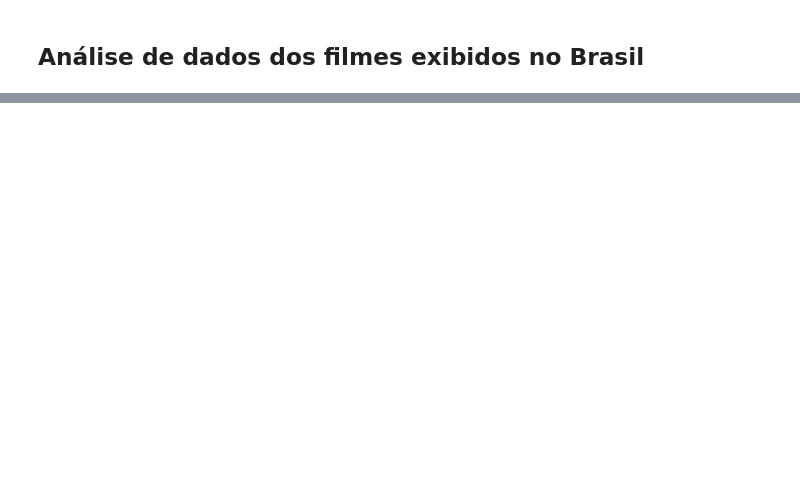
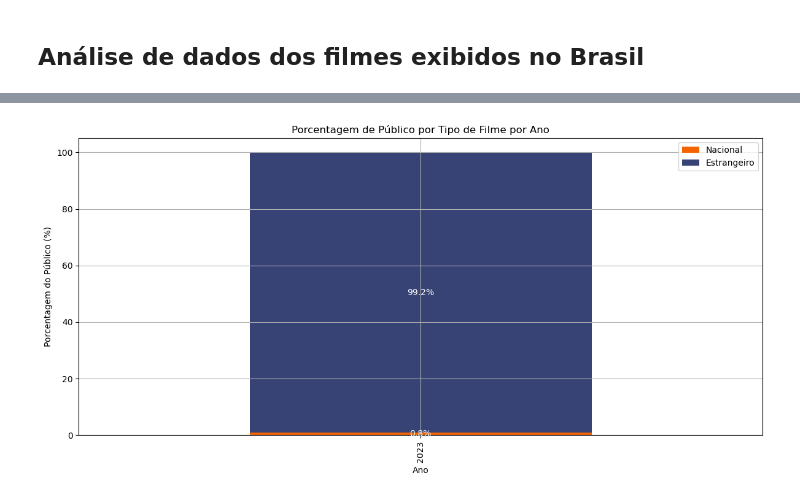
Before and after one commit to bentofh/ancine, a Jupyter notebook: 2_analise_ancine_sample.ipynb, the cells around one changed output, grey strips where cells are left out. Saved outputs shown, nothing was run; the diff lists cells and outputs as text; code cells hidden in the pictures; blank space fills up the shorter version.

```diff
--- a/2_analise_ancine_sample.ipynb
+++ b/2_analise_ancine_sample.ipynb
@@ -195,0 +238,52 @@ plt.show()
+# %%
+# Converter DT_EXIBICAO para datetime e extrair o ano
+df['DT_EXIBICAO'] = pd.to_datetime(df['DT_EXIBICAO'])
+df['ANO'] = df['DT_EXIBICAO'].dt.year
+
+# Classificar filmes como Nacional ou Estrangeiro
+df['TIPO_FILME'] = df['PAIS'].str.upper().apply(lambda x: 'Nacional' if 'BRASIL' in x else 'Estrangeiro')
+
+# Agrupar por ano e tipo de filme, somando o público
+publico_por_ano = df.groupby(['ANO', 'TIPO_FILME'])['PUBLICO'].sum().reset_index()
+
+# Pivotear os dados para obter a soma do público por tipo de filme em cada ano
+pivot_publico = publico_por_ano.pivot(index='ANO', columns='TIPO_FILME', values='PUBLICO').fillna(0)
+
+# Calcular o total do público por ano
+pivot_publico['Total'] = pivot_publico.sum(axis=1)
+
+# Calcular a porcentagem para cada tipo de filme por ano
+pivot_publico['Nacional_%'] = (pivot_publico['Nacional'] / pivot_publico['Total']) * 100
+pivot_publico['Estrangeiro_%'] = (pivot_publico['Estrangeiro'] / pivot_publico['Total']) * 100
+
+# Cores para os tipos de filmes nas barras
+cores_barras = {'Nacional_%': paleta['laranja2'], 'Estrangeiro_%': paleta['navy']}
+
+# Cor das anotações
+cor_anotacao = 'white'
+
+# Plotar o gráfico de barras empilhadas
+ax = pivot_publico[['Nacional_%', 'Estrangeiro_%']].plot(kind='bar', stacked=True, figsize=(12, 6), color=[cores_barras['Nacional_%'], cores_barras['Estrangeiro_%']])
+
+plt.title('Porcentagem de Público por Tipo de Filme por Ano')
+plt.xlabel('Ano')
+plt.ylabel('Porcentagem do Público (%)')
+
+# Adicionando anotações de porcentagem
+for p in ax.patches:
+    width, height = p.get_width(), p.get_height()
+    x, y = p.get_xy()
+    if height > 0: # Verifica se a barra tem altura para evitar etiquetas em barras vazias
+        ax.text(x+width/2,
+                y+height/2,
+                '{:.1f}%'.format(height),
+                ha='center',
+                va='center',
+                color=cor_anotacao)
+
+plt.legend(['Nacional', 'Estrangeiro'])
+plt.grid(True)
+plt.tight_layout()
+plt.show()
+# %% [output]
+[figure, added]
```
Also changed, not shown: parts of 15 cells of this notebook, 6 other files.
